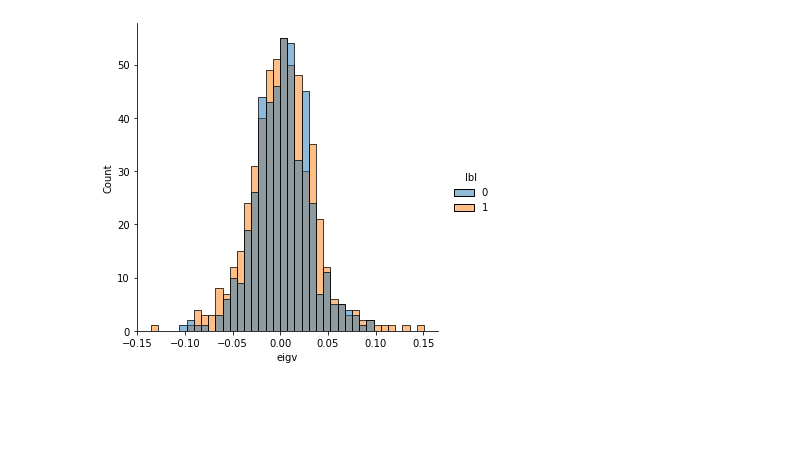
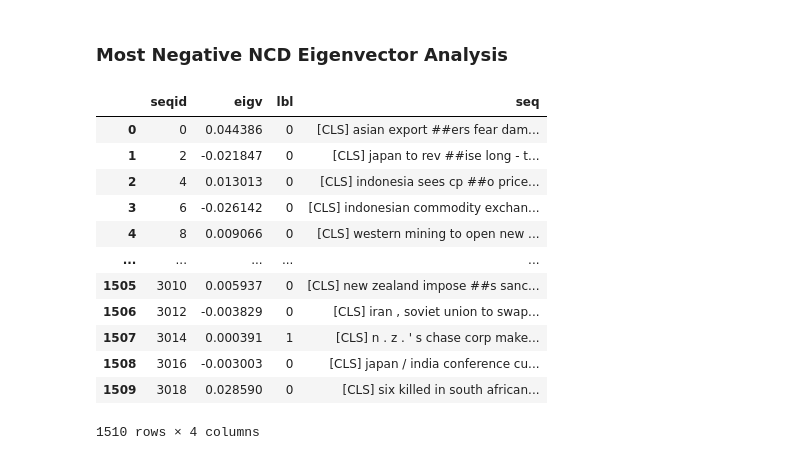
Before and after one commit to samuelbarrett1234/csproject, a Jupyter notebook: Spectral Analysis of Distance Matrices.ipynb, the cells around one changed output. Saved outputs shown, nothing was run; the diff lists cells and outputs as text; code cells hidden in the pictures; blank space fills up the shorter version.

```diff
--- a/Spectral Analysis of Distance Matrices.ipynb
+++ b/Spectral Analysis of Distance Matrices.ipynb
@@ -30,0 +15,3 @@ lbls = { row["seqid"] : row["lbl"] for index, row in lbls.iterrows() }
+# %%
+seqs = dd.read_csv(FOLDER + "seqs.csv").set_index("seqid")
+seqs.head(5)
@@ -110,5 +87,23 @@ df_eig
-# %%
-sns.displot(df_eig, x="eigv", hue="lbl")
-plt.show()
-# %% [output]
-[figure, removed]
+# %% [markdown]
+### Most Negative NCD Eigenvector Analysis
+# %%
+eig_idx = 0
+df_eig = pd.DataFrame([
+    (seqid, ncd_eigvs[eig_idx, seqids[seqid]], lbls[seqid], seqs.loc[seqid]["seq"].compute().values[0])
+    for seqid in df["seqid_1"].unique()
+], columns=["seqid", "eigv", "lbl", "seq"])
+df_eig
+# %% [output]
+|  | seqid | eigv | lbl | seq |
+| 0 | 0 | 0.044386 | 0 | [CLS] asian export ##ers fear dam... |
+| 1 | 2 | -0.021847 | 0 | [CLS] japan to rev ##ise long - t... |
+| 2 | 4 | 0.013013 | 0 | [CLS] indonesia sees cp ##o price... |
+| 3 | 6 | -0.026142 | 0 | [CLS] indonesian commodity exchan... |
+| 4 | 8 | 0.009066 | 0 | [CLS] western mining to open new ... |
+| ... | ... | ... | ... | ... |
+| 1505 | 3010 | 0.005937 | 0 | [CLS] new zealand impose ##s sanc... |
+| 1506 | 3012 | -0.003829 | 0 | [CLS] iran , soviet union to swap... |
+| 1507 | 3014 | 0.000391 | 1 | [CLS] n . z . ' s chase corp make... |
+| 1508 | 3016 | -0.003003 | 0 | [CLS] japan / india conference cu... |
+| 1509 | 3018 | 0.028590 | 0 | [CLS] six killed in south african... |
+1510 rows × 4 columns
```
Also changed, not shown: parts of 19 cells of this notebook, 1 other file.
